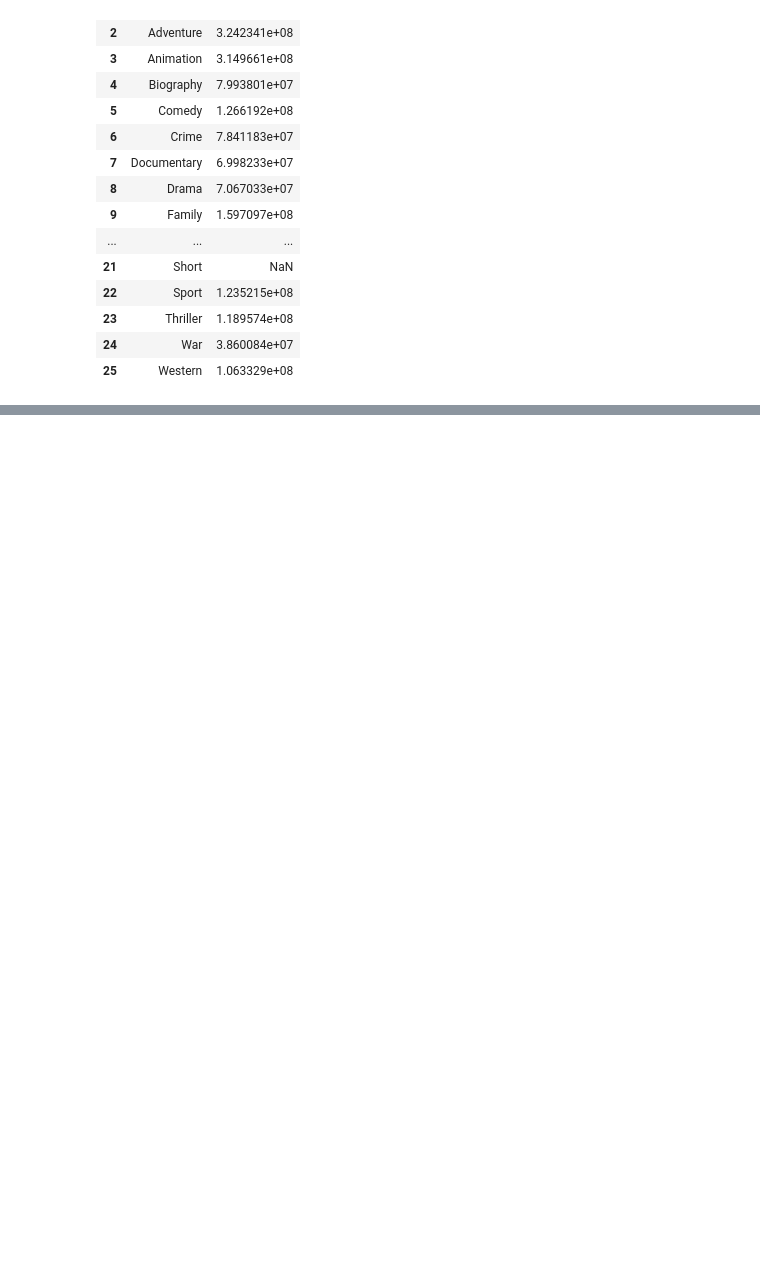
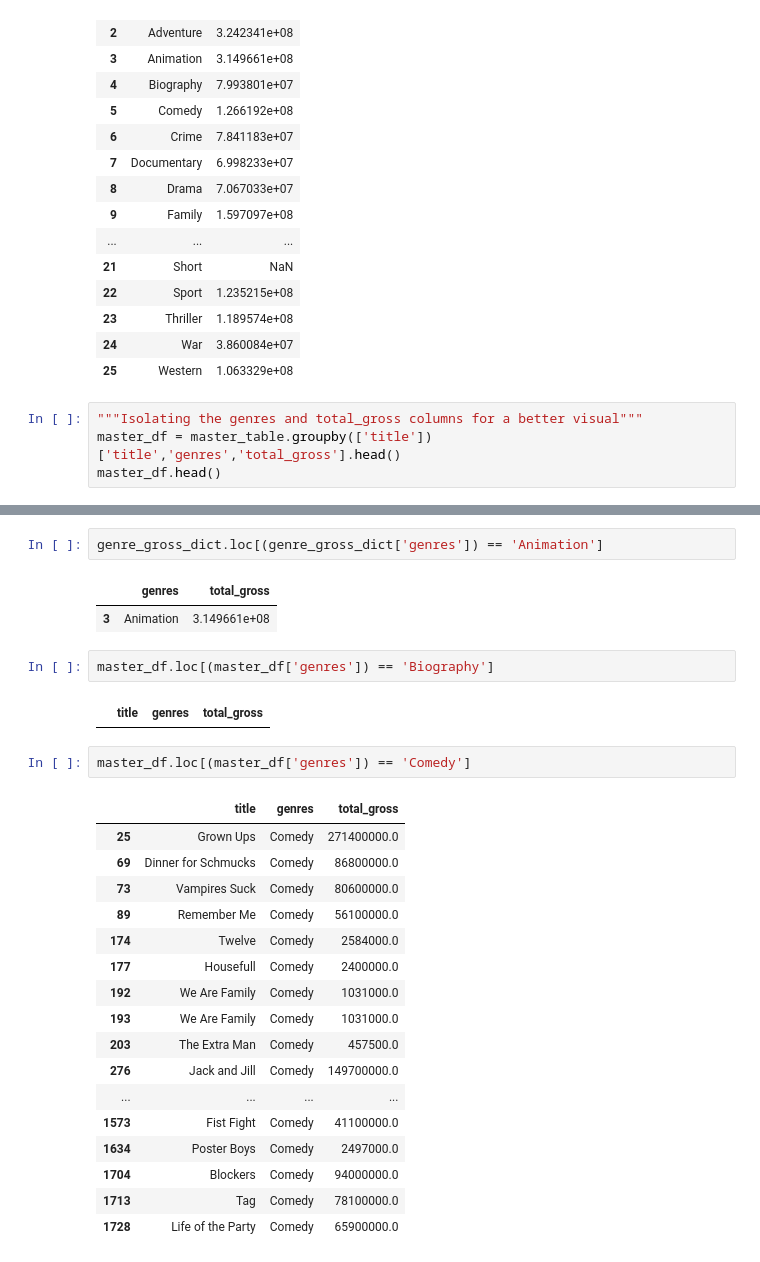
Before and after one commit to raizelistaken/project1_MovieDataAnalysis, a Jupyter notebook: Question3 Branch.ipynb, the cells around one changed output, grey strips where cells are left out. Saved outputs shown, nothing was run; the diff lists cells and outputs as text; blank space fills up the shorter version.

```diff
--- a/Question3 Branch.ipynb
+++ b/Question3 Branch.ipynb
@@ -246,3 +246,7 @@ genre_gross_dict.head(26)
 | 23 | Thriller | 1.189574e+08 |
 | 24 | War | 3.860084e+07 |
 | 25 | Western | 1.063329e+08 |
+# %%
+"""Isolating the genres and total_gross columns for a better visual"""
+master_df = master_table.groupby(['title'])['title','genres','total_gross'].head()
+master_df.head()
@@ -248,0 +286,29 @@ genre_gross_dict.head(26)
+# %%
+genre_gross_dict.loc[(genre_gross_dict['genres']) == 'Animation']
+# %% [output]
+|  | genres | total_gross |
+| 3 | Animation | 3.149661e+08 |
+# %%
+master_df.loc[(master_df['genres']) == 'Biography']
+# %% [output]
+|  | title | genres | total_gross |
+# %%
+master_df.loc[(master_df['genres']) == 'Comedy']
+# %% [output]
+|  | title | genres | total_gross |
+| 25 | Grown Ups | Comedy | 271400000.0 |
+| 69 | Dinner for Schmucks | Comedy | 86800000.0 |
+| 73 | Vampires Suck | Comedy | 80600000.0 |
+| 89 | Remember Me | Comedy | 56100000.0 |
+| 174 | Twelve | Comedy | 2584000.0 |
+| 177 | Housefull | Comedy | 2400000.0 |
+| 192 | We Are Family | Comedy | 1031000.0 |
+| 193 | We Are Family | Comedy | 1031000.0 |
+| 203 | The Extra Man | Comedy | 457500.0 |
+| 276 | Jack and Jill | Comedy | 149700000.0 |
+| ... | ... | ... | ... |
+| 1573 | Fist Fight | Comedy | 41100000.0 |
+| 1634 | Poster Boys | Comedy | 2497000.0 |
+| 1704 | Blockers | Comedy | 94000000.0 |
+| 1713 | Tag | Comedy | 78100000.0 |
+| 1728 | Life of the Party | Comedy | 65900000.0 |
```
Also changed, not shown: parts of 26 cells of this notebook, 5 other files.
